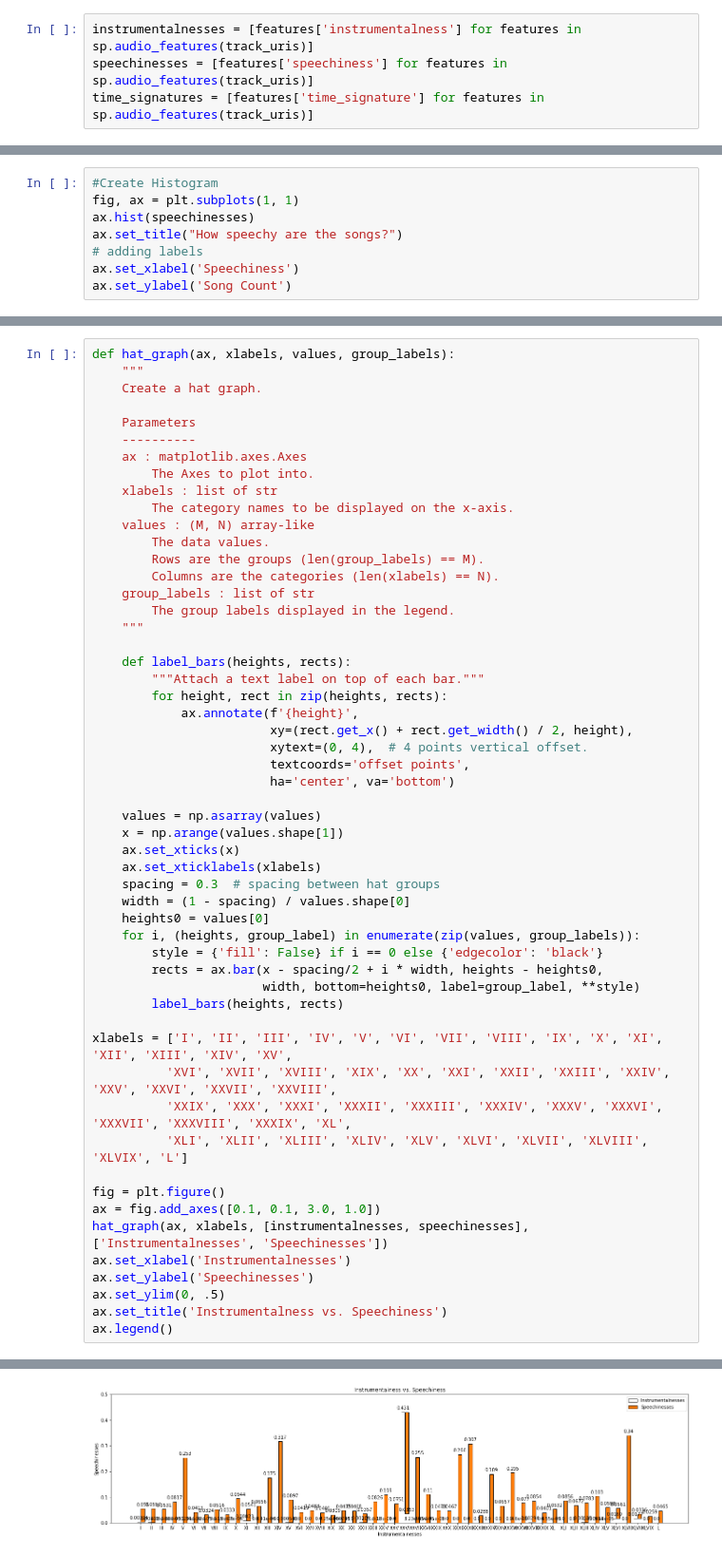
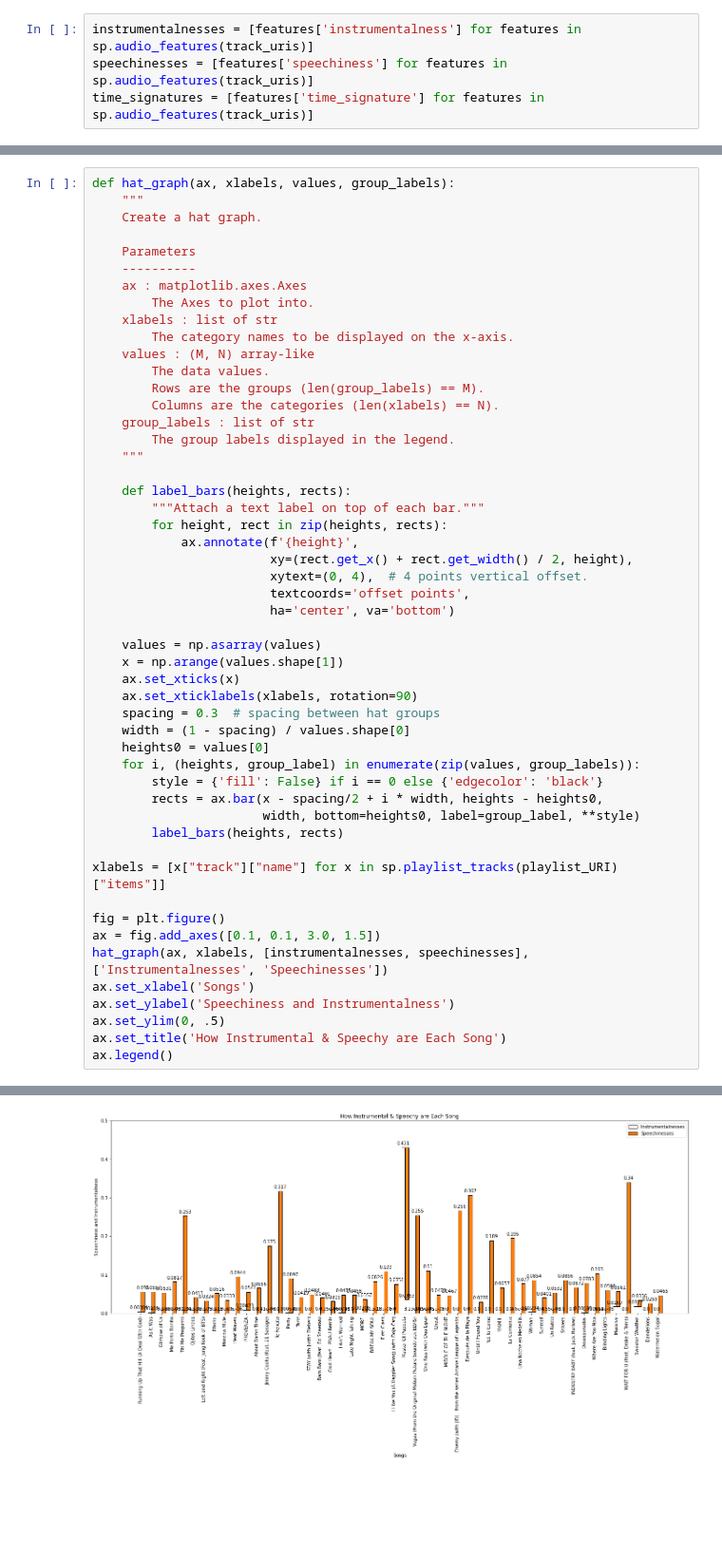
Before and after one commit to aqthai/spotify_analyzer, a Jupyter notebook: playlist_analyzer.ipynb, the cells around one changed output, grey strips where cells are left out. Shown: that part at 95% size. Cells and saved outputs as stored; diff of their text form; blank space fills up the shorter version.

Commit message:
make subplots

```diff
--- a/playlist_analyzer.ipynb
+++ b/playlist_analyzer.ipynb
@@ -64,8 +73,0 @@ Text(0, 0.5, 'Song Count')
-# %%
-#Create Histogram
-fig, ax = plt.subplots(1, 1)
-ax.hist(speechinesses)
-ax.set_title("How speechy are the songs?")
-# adding labels
-ax.set_xlabel('Speechiness')
-ax.set_ylabel('Song Count')
@@ -92,40 +91,37 @@ def hat_graph(ax, xlabels, values, group_labels):
     """
 
     def label_bars(heights, rects):
         """Attach a text label on top of each bar."""
         for height, rect in zip(heights, rects):
             ax.annotate(f'{height}',
                         xy=(rect.get_x() + rect.get_width() / 2, height),
                         xytext=(0, 4),  # 4 points vertical offset.
                         textcoords='offset points',
                         ha='center', va='bottom')
 
     values = np.asarray(values)
     x = np.arange(values.shape[1])
     ax.set_xticks(x)
-    ax.set_xticklabels(xlabels)
+    ax.set_xticklabels(xlabels, rotation=90)
     spacing = 0.3  # spacing between hat groups
     width = (1 - spacing) / values.shape[0]
     heights0 = values[0]
     for i, (heights, group_label) in enumerate(zip(values, group_labels)):
         style = {'fill': False} if i == 0 else {'edgecolor': 'black'}
         rects = ax.bar(x - spacing/2 + i * width, heights - heights0,
                        width, bottom=heights0, label=group_label, **style)
         label_bars(heights, rects)
 
-xlabels = ['I', 'II', 'III', 'IV', 'V', 'VI', 'VII', 'VIII', 'IX', 'X', 'XI', 'XII', 'XIII', 'XIV', 'XV',
-          'XVI', 'XVII', 'XVIII', 'XIX', 'XX', 'XXI', 'XXII', 'XXIII', 'XXIV', 'XXV', 'XXVI', 'XXVII', 'XXVIII',
-          'XXIX', 'XXX', 'XXXI', 'XXXII', 'XXXIII', 'XXXIV', 'XXXV', 'XXXVI', 'XXXVII', 'XXXVIII', 'XXXIX', 'XL',
-          'XLI', 'XLII', 'XLIII', 'XLIV', 'XLV', 'XLVI', 'XLVII', 'XLVIII', 'XLVIX', 'L']
+xlabels = [x["track"]["name"] for x in sp.playlist_tracks(playlist_URI)["items"]]
 
 fig = plt.figure()
-ax = fig.add_axes([0.1, 0.1, 3.0, 1.0])
+ax = fig.add_axes([0.1, 0.1, 3.0, 1.5])
 hat_graph(ax, xlabels, [instrumentalnesses, speechinesses], ['Instrumentalnesses', 'Speechinesses'])
-ax.set_xlabel('Instrumentalnesses')
-ax.set_ylabel('Speechinesses')
+ax.set_xlabel('Songs')
+ax.set_ylabel('Speechiness and Instrumentalness')
 ax.set_ylim(0, .5)
-ax.set_title('Instrumentalness vs. Speechiness')
+ax.set_title('How Instrumental & Speechy are Each Song')
 ax.legend()
 # %% [output]
 <matplotlib.legend.Legend at 0x...>
-[figure, old version]
+[figure, new version]
```
Also changed, not shown: parts of 5 cells of this notebook.
